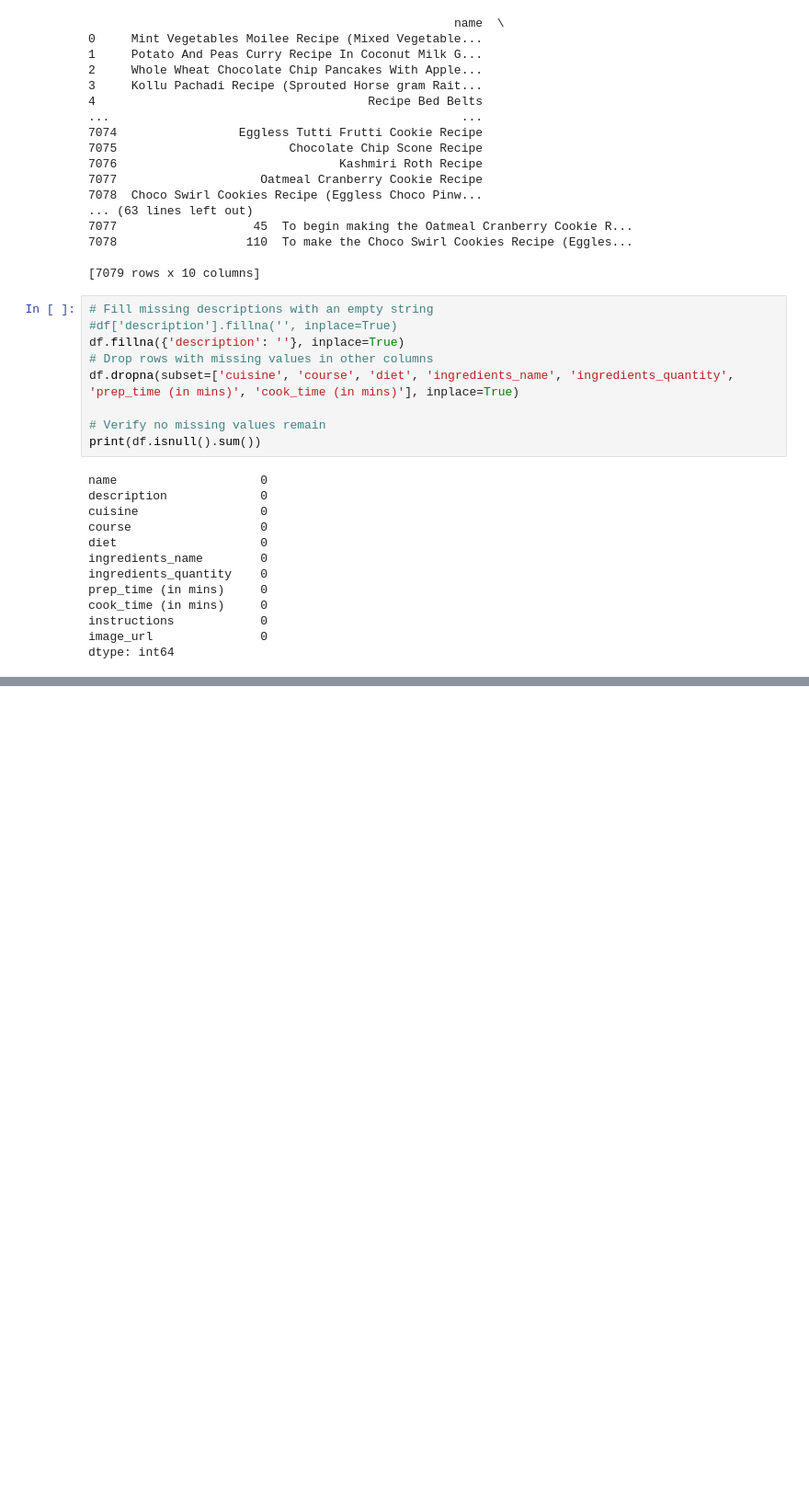
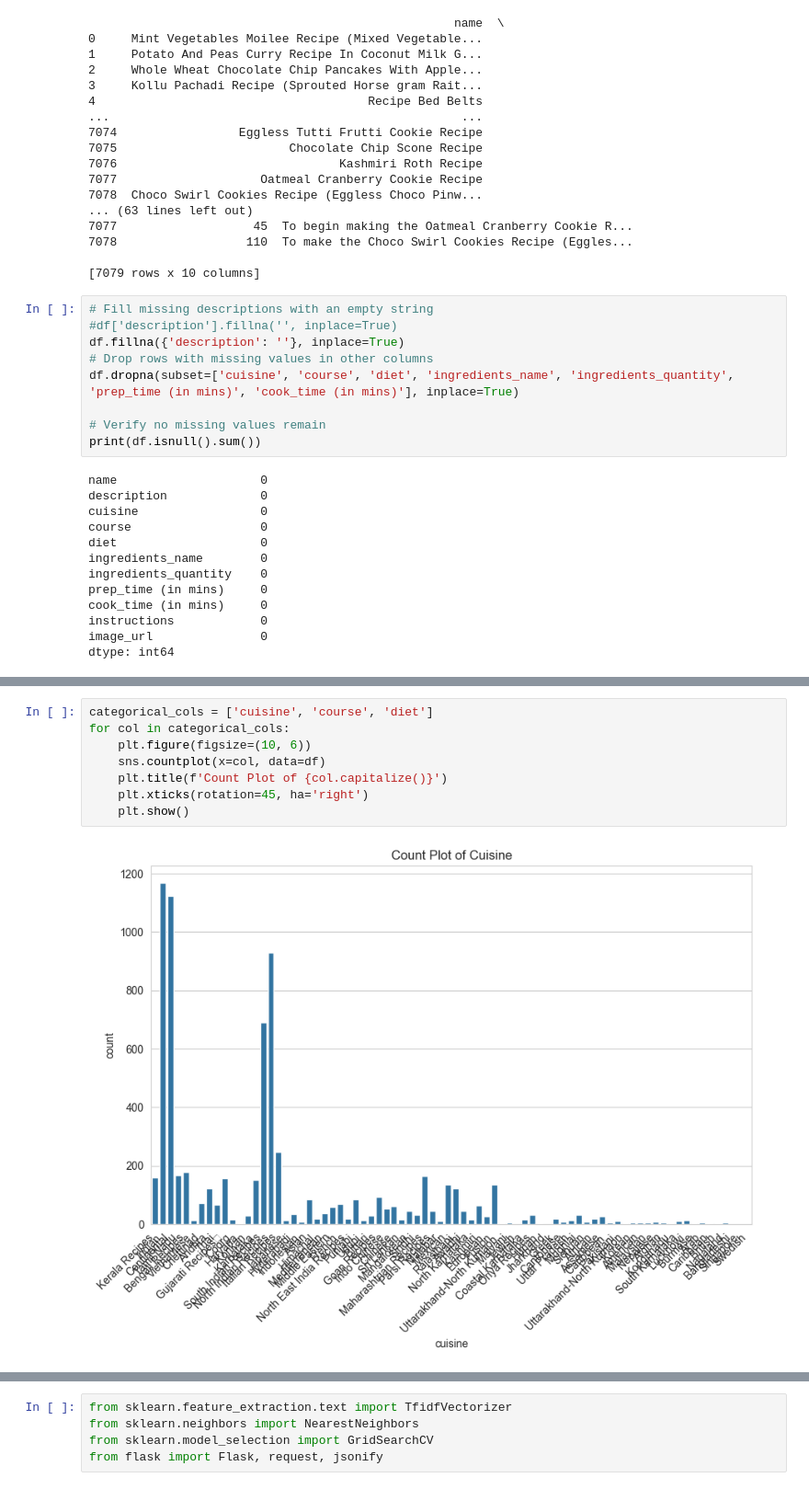
Before and after one commit to keerthi0211/RecipeRecommendationSystem, a Jupyter notebook: recipe.ipynb, the cells around one changed output, grey strips where cells are left out. Shown at 92% size. Cells and saved outputs as stored; diff of their text form; blank space fills up the shorter version.

```diff
--- a/recipe.ipynb
+++ b/recipe.ipynb
@@ -136,0 +248,10 @@ plt.show()
+# %%
+categorical_cols = ['cuisine', 'course', 'diet']
+for col in categorical_cols:
+    plt.figure(figsize=(10, 6))
+    sns.countplot(x=col, data=df)
+    plt.title(f'Count Plot of {col.capitalize()}')
+    plt.xticks(rotation=45, ha='right')
+    plt.show()
+# %% [output]
+[figure, added]
@@ -136,0 +260,5 @@ plt.show()
+# %%
+from sklearn.feature_extraction.text import TfidfVectorizer
+from sklearn.neighbors import NearestNeighbors
+from sklearn.model_selection import GridSearchCV
+from flask import Flask, request, jsonify
```
Also changed, not shown: parts of 19 cells of this notebook.
